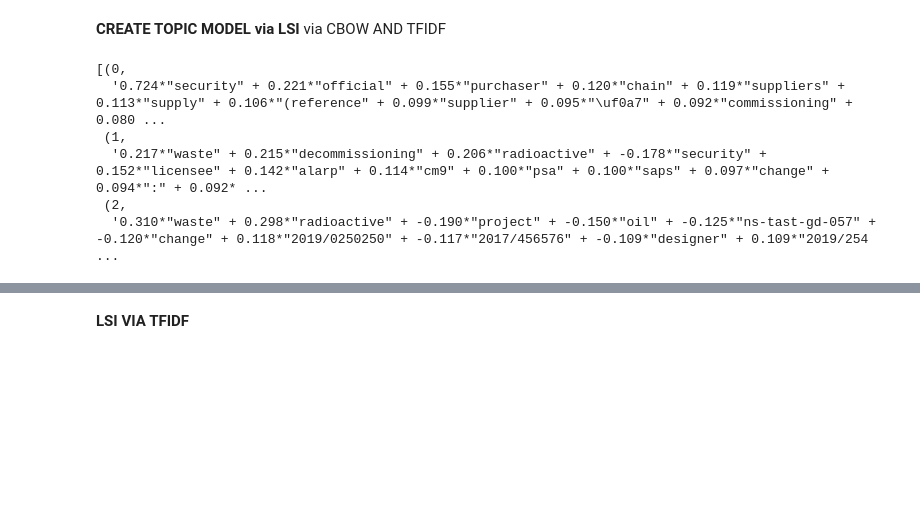
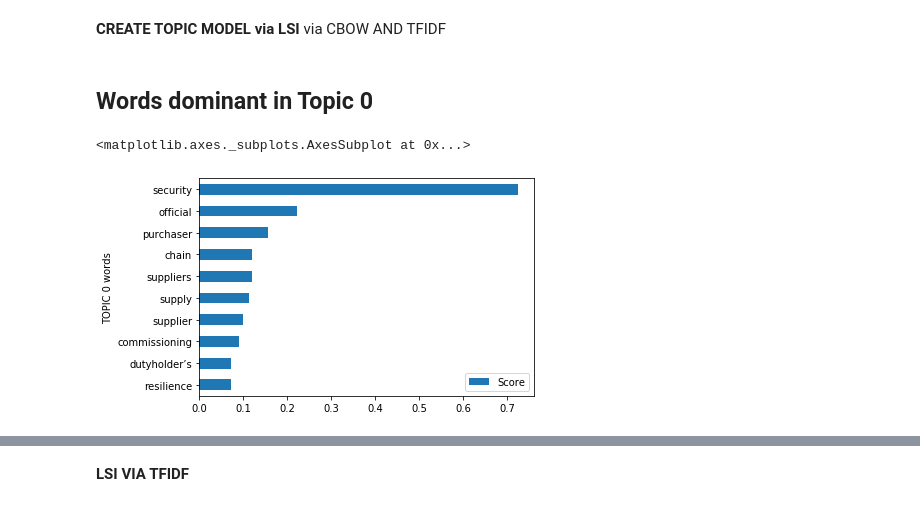
Before and after one commit to lawrencerowland/Data-Model-for-Project-Frameworks, a Jupyter notebook: Project-frameworks-by-using-NLP-with-Python-libraries/Jupyter-notebooks/Step-12-Create_topic_model.ipynb, the cells around one changed output, grey strips where cells are left out. Saved outputs shown, nothing was run; the diff lists cells and outputs as text; code cells hidden in the pictures; blank space fills up the shorter version.

Commit message:
Step 12 13 topic models & begun extra keyword KG extension

```diff
--- a/Project-frameworks-by-using-NLP-with-Python-libraries/Jupyter-notebooks/Step-12-Create_topic_model.ipynb
+++ b/Project-frameworks-by-using-NLP-with-Python-libraries/Jupyter-notebooks/Step-12-Create_topic_model.ipynb
@@ -52,12 +61,5 @@ lsi_from_TFIDF= models.LsiModel(Corpus_as_TFIDF, id2word=loaded_dictionary, num_
 #model = LsiModel(common_corpus, id2word=common_dictionary)
 # >>> vectorized_corpus = model[common_corpus]  # vectorize input copus in BoW format
 # %%
-#inspect the topics
-lsi_from_TFIDF.print_topics(num_topics=-1, num_words=20) #-1 means show all topics .In significance order. Remember also _ve Contribs
+#hide
+# lsi_from_TFIDF.print_topics(num_topics=2, num_words=5) #-1 means show all topics .In significance order. Remember also _ve Contribs
-# %% [output]
-[(0,
-  '0.724*"security" + 0.221*"official" + 0.155*"purchaser" + 0.120*"chain" + 0.119*"suppliers" + 0.113*"supply" + 0.106*"(reference" + 0.099*"supplier" + 0.095*"\uf0a7" + 0.092*"commissioning" + 0.080 ...
- (1,
-  '0.217*"waste" + 0.215*"decommissioning" + 0.206*"radioactive" + -0.178*"security" + 0.152*"licensee" + 0.142*"alarp" + 0.114*"cm9" + 0.100*"psa" + 0.100*"saps" + 0.097*"change" + 0.094*":" + 0.092* ...
- (2,
-  '0.310*"waste" + 0.298*"radioactive" + -0.190*"project" + -0.150*"oil" + -0.125*"ns-tast-gd-057" + -0.120*"change" + 0.118*"2019/0250250" + -0.117*"2017/456576" + -0.109*"designer" + 0.109*"2019/254 ...
@@ -67,0 +66,11 @@ lsi_from_TFIDF.print_topics(num_topics=-1, num_words=20) #-1 means show all topi
+# %% [markdown]
+## Words dominant in Topic 0
+# %%
+Topic_0_words=lsi_from_TFIDF.show_topic(0,15)
+df_topic0 = pd.DataFrame(Topic_0_words, columns =['TOPIC 0 words', 'Score'])
+df_topic0 = df_topic0[::-1]
+df_topic0=df_topic0.iloc[[0,1,5,7,9,10,11,12,13,14],] # use iloc to remove rows with unhelpful words
+df_topic0.plot(kind='barh', x='TOPIC 0 words', y="Score")
+# %% [output]
+<matplotlib.axes._subplots.AxesSubplot at 0x...>
+[figure, added]
```
Also changed, not shown: parts of 53 cells of this notebook, 13 other files.
